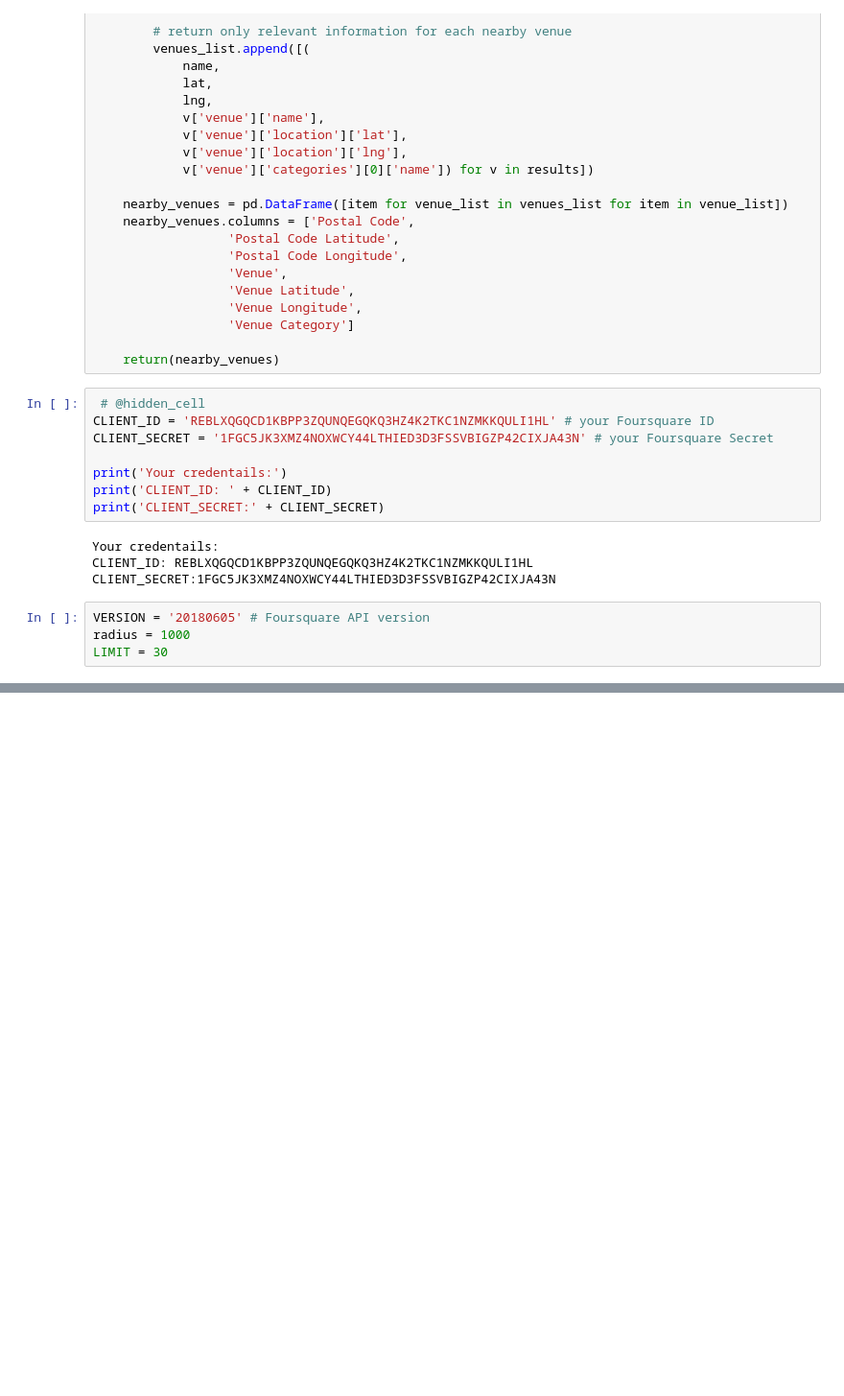
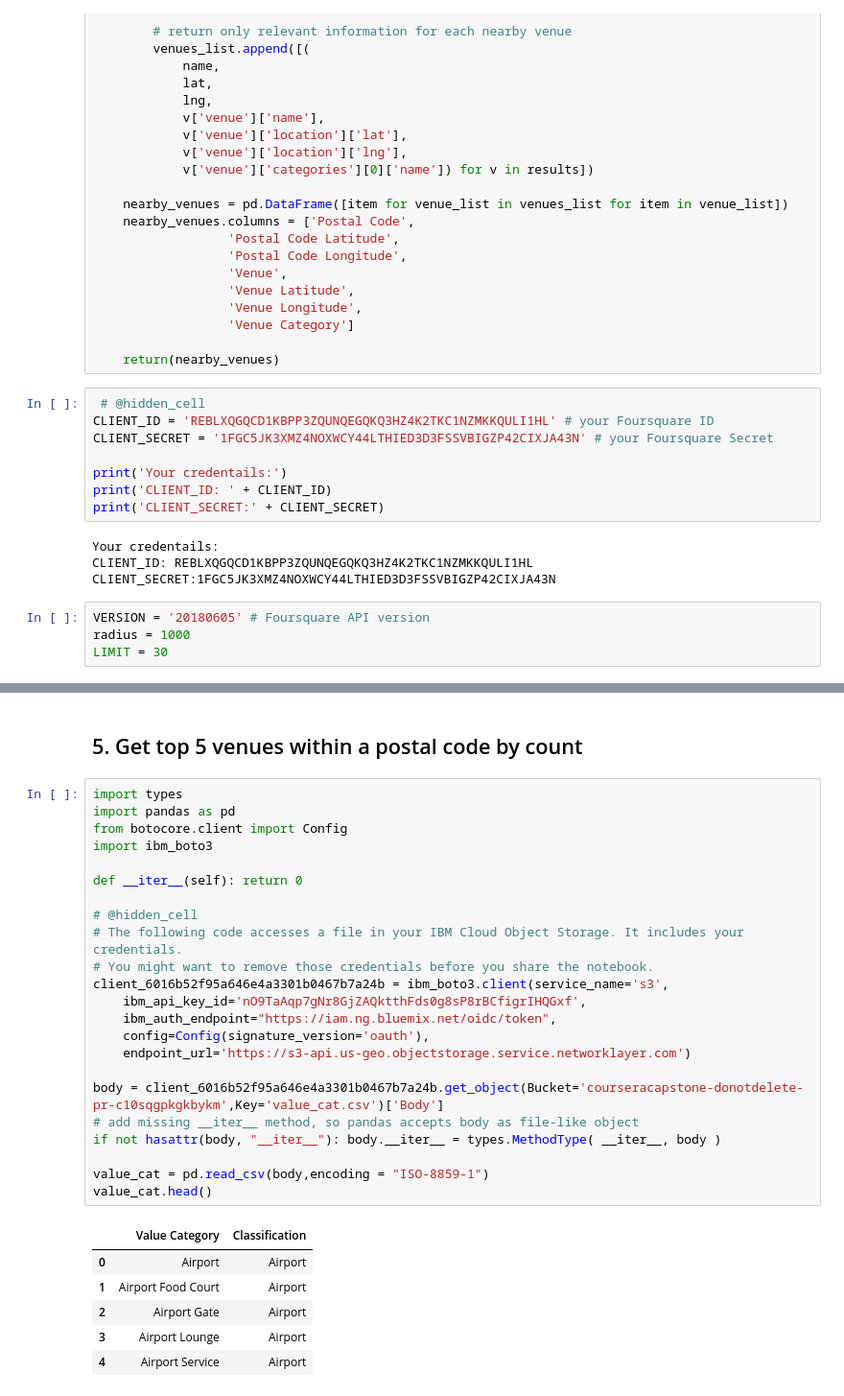
Before and after one commit to K2Prasanna/Coursera_Capstone, a Jupyter notebook: Segmenting and Clustering Neighborhoods.ipynb, the cells around one changed output, grey strips where cells are left out. Shown at 96% size. Cells and saved outputs as stored; diff of their text form; blank space fills up the shorter version.

```diff
--- a/Segmenting and Clustering Neighborhoods.ipynb
+++ b/Segmenting and Clustering Neighborhoods.ipynb
@@ -206,3 +209,35 @@ M7Y
+# %% [markdown]
+## 5. Get top 5 venues within a postal code by count
+# %%
+import types
+import pandas as pd
+from botocore.client import Config
+import ibm_boto3
+
+def __iter__(self): return 0
+
+# @hidden_cell
+# The following code accesses a file in your IBM Cloud Object Storage. It includes your credentials.
+# You might want to remove those credentials before you share the notebook.
+client_6016b52f95a646e4a3301b0467b7a24b = ibm_boto3.client(service_name='s3',
+    ibm_api_key_id='nO9TaAqp7gNr8GjZAQktthFds0g8sP8rBCfigrIHQGxf',
+    ibm_auth_endpoint="https://iam.ng.bluemix.net/oidc/token",
+    config=Config(signature_version='oauth'),
+    endpoint_url='https://s3-api.us-geo.objectstorage.service.networklayer.com')
+
+body = client_6016b52f95a646e4a3301b0467b7a24b.get_object(Bucket='courseracapstone-donotdelete-pr-c10sqgpkgkbykm',Key='value_cat.csv')['Body']
+# add missing __iter__ method, so pandas accepts body as file-like object
+if not hasattr(body, "__iter__"): body.__iter__ = types.MethodType( __iter__, body )
+
+value_cat = pd.read_csv(body,encoding = "ISO-8859-1")
+value_cat.head()
+# %% [output]
+|  | Value Category | Classification |
+| 0 | Airport | Airport |
+| 1 | Airport Food Court | Airport |
+| 2 | Airport Gate | Airport |
+| 3 | Airport Lounge | Airport |
+| 4 | Airport Service | Airport |
 # %%
 import numpy as np
 print('There are {} uniques categories.'.format(len(toronto_venues['Venue Category'].unique())))
```
Also changed, not shown: parts of 14 cells of this notebook.
